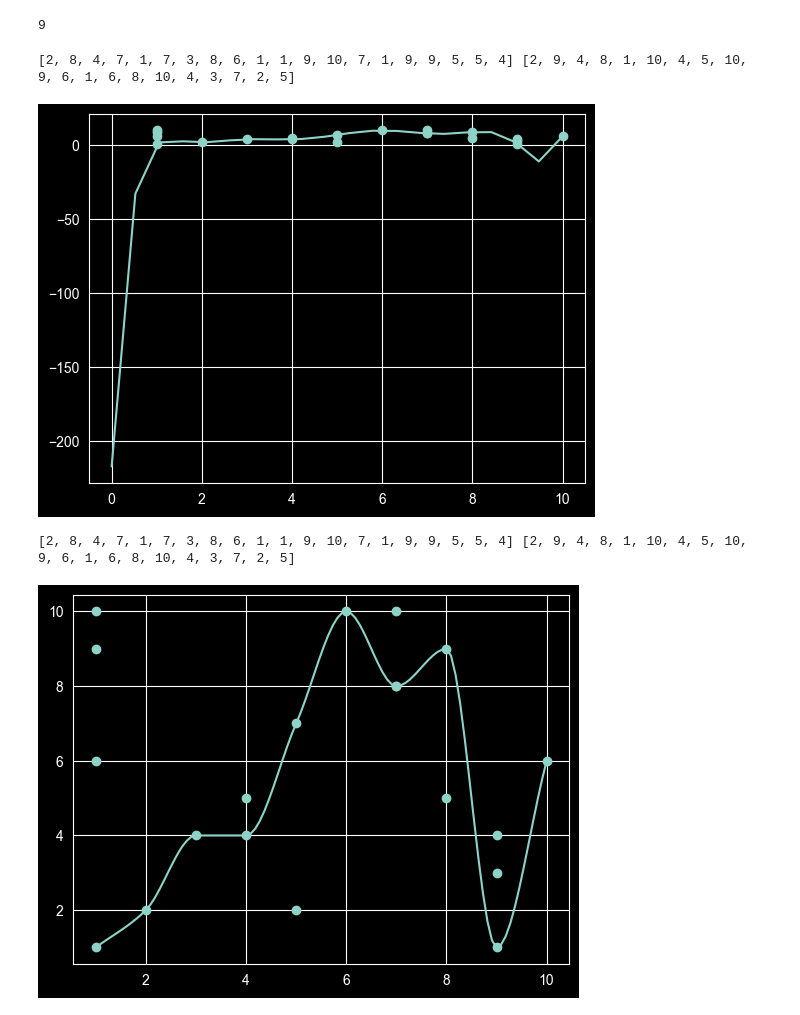
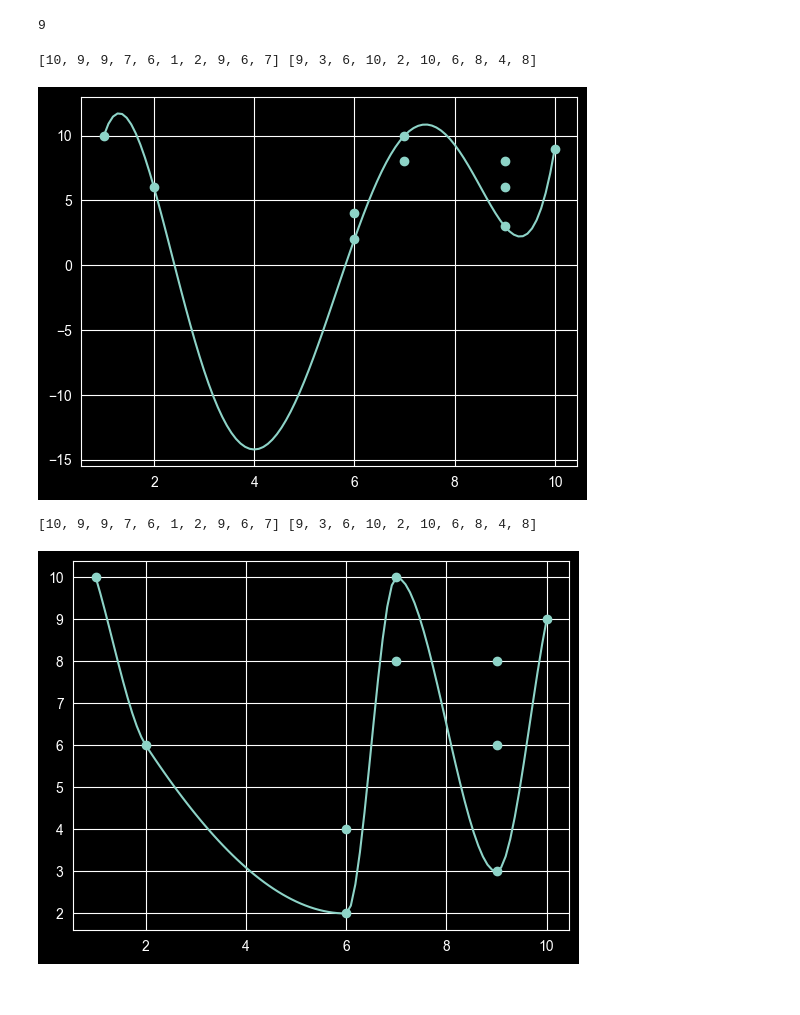
Before and after one commit to TheodoreDev/TIPE, a Jupyter notebook: .code/test-file/function_testing.ipynb, the cells around one changed output. Cells and saved outputs as stored; diff of their text form; code cells hidden in the pictures.

```diff
--- a/.code/test-file/function_testing.ipynb
+++ b/.code/test-file/function_testing.ipynb
@@ -65,37 +65,37 @@ print(N_planes)
 # %% [output]
 9
 # %%
-fx = liste_entiers = [random.randint(1, 10) for _ in range(20)]
-fy = liste_entiers = [random.randint(1, 10) for _ in range(20)]
+fx = liste_entiers = [random.randint(1, 10) for _ in range(10)]
+fy = liste_entiers = [random.randint(1, 10) for _ in range(10)]
 # %%
 def getInterpolator(fx, fy, smooth, xstart, xend):
     def getLagrange(i, x):
         L = 1
         for j in range(len(fx)):
             if j != i:
                 L*=(x-fx[j])/(fx[i]-fx[j])
         return L
 
     xs = [xstart + i*(xend-xstart)/(smooth-1) for i in range(smooth)]
     ys = []
     for x in xs:
         P = 0
         for j in range(len(fx)):
             P += fy[j]*getLagrange(j, x)
         ys.append(P)
     return xs, ys
 
 print(fx, fy)
 fx_n, fy_n = np.array(fx), np.array(fy)
 fx_u, index_u = np.unique(fx_n, return_index=True)
 fy_u = fy_n[index_u]
-xs1, ys1 = getInterpolator(fx_u, fy_u, 20, 0, 10)
+xs1, ys1 = getInterpolator(fx_u, fy_u, 100, min(fx_u), max(fx_u))
 plt.plot(xs1, ys1)
 plt.scatter(fx, fy)
 plt.show()
 # %% [output]
-[2, 8, 4, 7, 1, 7, 3, 8, 6, 1, 1, 9, 10, 7, 1, 9, 9, 5, 5, 4] [2, 9, 4, 8, 1, 10, 4, 5, 10, 9, 6, 1, 6, 8, 10, 4, 3, 7, 2, 5]
+[10, 9, 9, 7, 6, 1, 2, 9, 6, 7] [9, 3, 6, 10, 2, 10, 6, 8, 4, 8]
-[figure, old version]
+[figure, new version]
 # %%
 def getPCHIPInterpolator(fx, fy, smooth):
     n = len(fx)
@@ -157,8 +157,8 @@ xs2, ys2 = getPCHIPInterpolator(fx_u, fy_u, 100)
 plt.plot(xs2, ys2)
 plt.show()
 # %% [output]
-[2, 8, 4, 7, 1, 7, 3, 8, 6, 1, 1, 9, 10, 7, 1, 9, 9, 5, 5, 4] [2, 9, 4, 8, 1, 10, 4, 5, 10, 9, 6, 1, 6, 8, 10, 4, 3, 7, 2, 5]
+[10, 9, 9, 7, 6, 1, 2, 9, 6, 7] [9, 3, 6, 10, 2, 10, 6, 8, 4, 8]
-[figure, old version]
+[figure, new version]
 # %%
 plt.plot(xs1, ys1)
 plt.plot(xs2, ys2)
```
Also changed, not shown: parts of 1 cell of this notebook, 3 other files.
